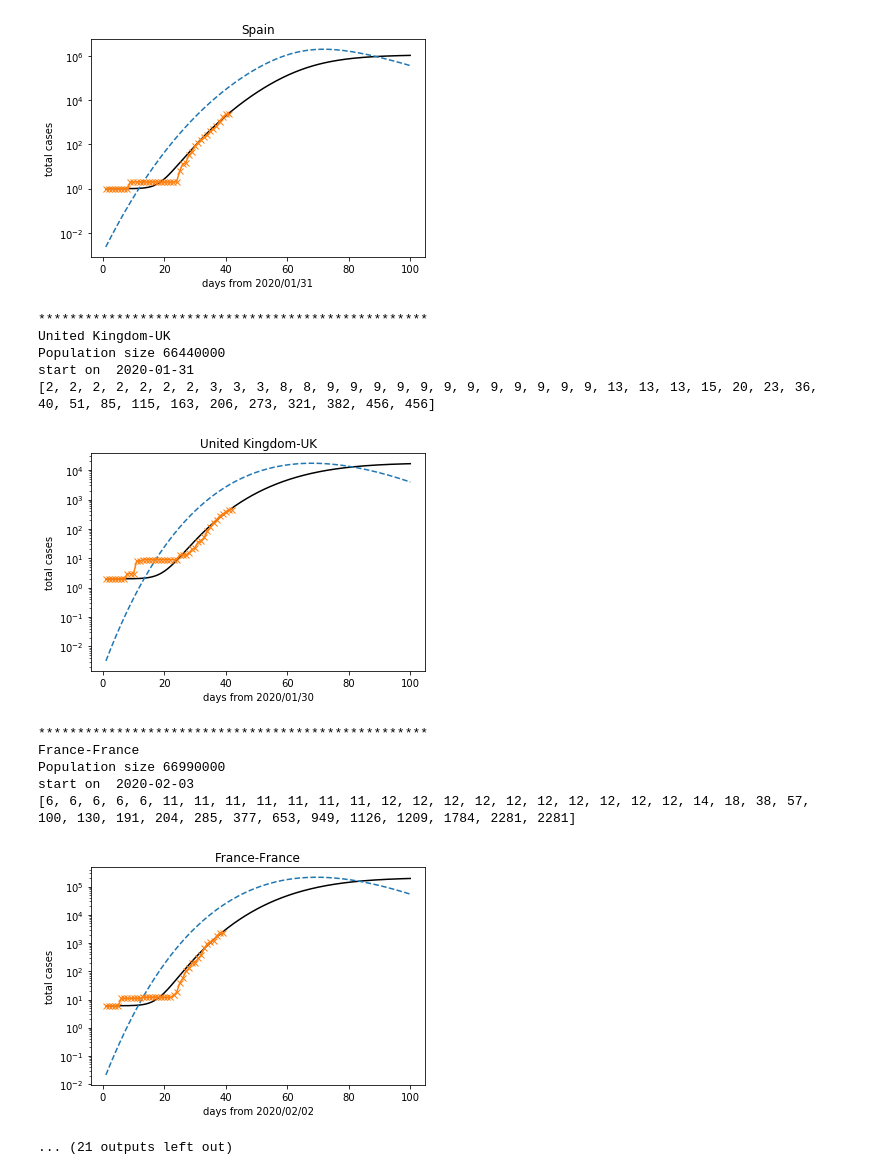
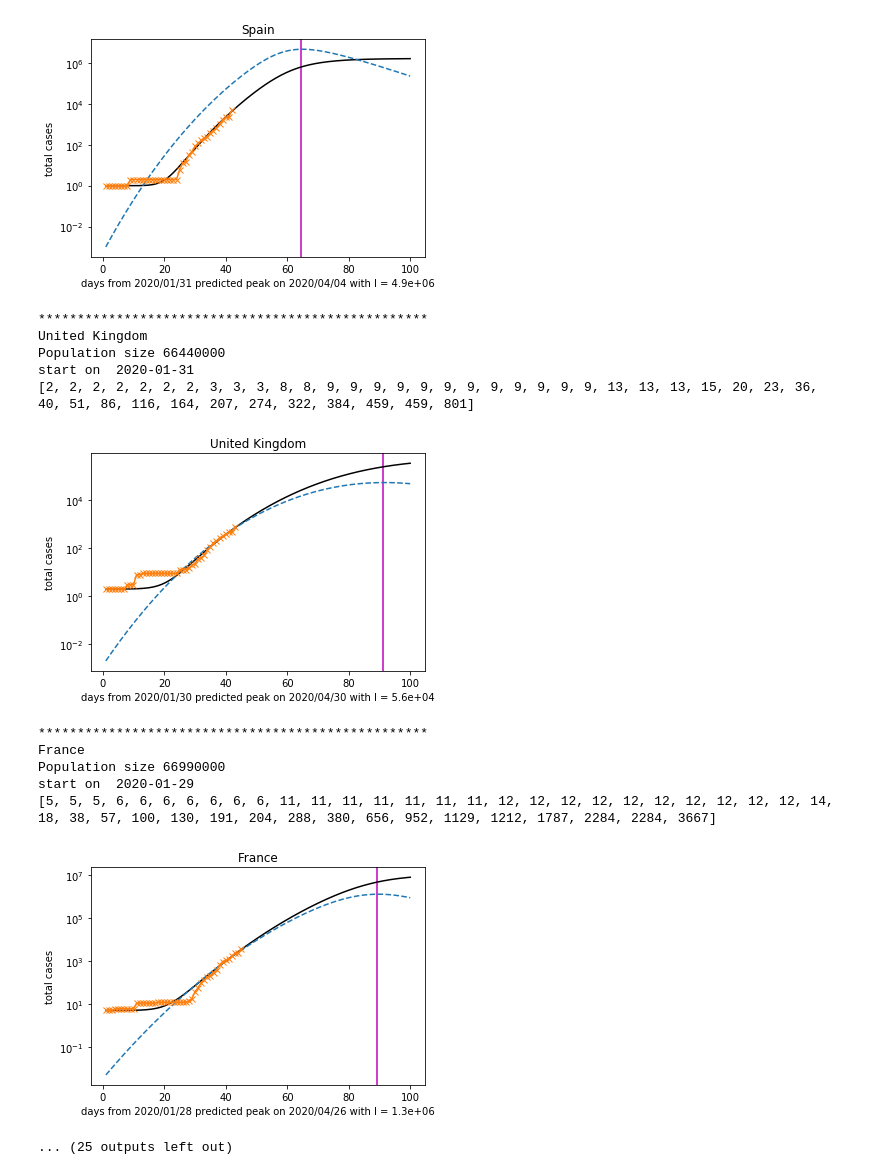
Before and after one commit to michibo/COVID-19-JHU-CSSE-data-SIRX-evaluation, a Jupyter notebook: COVID-19 SIRX evaluation.ipynb, the cells around one changed output. Cells and saved outputs as stored; diff of their text form; code cells hidden in the pictures.

```diff
--- a/COVID-19 SIRX evaluation.ipynb
+++ b/COVID-19 SIRX evaluation.ipynb
@@ -23,15 +23,13 @@ first_row = next(reader)
 dates = [ datetime.strptime(d, '%m/%d/%y').date() for d in first_row[4:] ]
 
 for row in reader:
-    country1 = row[1]
-    country2 = row[0]
+    country = row[1]
 
-    if country2 != "":
-        country = country1 + "-" + country2
+    if country in data:
+        data[country] = [ d + int(e) for d,e in zip(data[country],row[4:]) ]
     else:
-        country = country1
+        data[country] = [ int(e) for e in row[4:] ]
 
-    data[country] = [ int(e) for e in row[4:] ]
     #print(country)
 # %%
 model = SIRXConfirmedModel()
@@ -41,8 +39,8 @@ population = {
                 'Italy' :       60480000,
                 'Germany' :     82790000,
                 'Spain' :       46660000,
-                'United Kingdom-UK' : 66440000,
-                'France-France' : 66990000,
+                'United Kingdom' : 66440000,
+                'France' : 66990000,
                 'Korea, South' : 51470000,
                 'Iran' : 81160000,
                 'Portugal' :     10290000,
@@ -52,7 +50,9 @@ population = {
                 'Sweden' : 10120000,
                 'Austria' : 8822000,
                 'Belgium' : 11400000,
-                'Poland' : 37980000
+                'Poland' : 37980000,
+                'US' : 327200000,
+                'Denmark' : 5603000
              }
 # %%
 for country, pop in population.items():
@@ -61,13 +61,20 @@ for country, pop in population.items():
 
     t0 = next( i for i,d in enumerate( data[country] ) if d > 0 )
 
-    if country == 'France-France':
-        t0 += 10
+    if country == 'France':
+        t0 += 5
         # atypical start of the pandemic in France
 
     if country == 'Korea, South':
-        t0 += 3
-        # atypical start of the pandemic in France
+        t0 += 5
+        # atypical start of the pandemic in South Korea
+
+    if country == 'Sweden':
+        t0 += 5
+        # atypical start of the pandemic in Sweden
+
+    if country == 'US':
+        t0 += 15
 
     cases = data[country][t0:]
     pop = population[country]
@@ -75,7 +82,6 @@ for country, pop in population.items():
 
     print("start on ", dates[t0])
     t = [ (d - dates[t0-1]).total_seconds() / 24 / 3600 for d in dates[t0:] ]
-
 
     out = model.fit(t,cases,maxfev=1000,N=pop)
     params = out.params
@@ -98,16 +104,33 @@ for country, pop in population.items():
     X = result[2,:]*N
     I = result[1,:]*N
 
+    imax = np.where(I == np.amax(I))[0]
+    tmax = np.exp(imax/1000*np.log(100))[0]
+    max_date = dates[t0-1] + timedelta(days=tmax)
+
     csfont = {}
 
     plt.axes(yscale='log')
-    plt.xlabel('days from ' + dates[t0-1].strftime("%Y/%m/%d"),**csfont)
+    plt.xlabel('days from ' + dates[t0-1].strftime("%Y/%m/%d") \
+               + " predicted peak on " \
+               + max_date.strftime("%Y/%m/%d") \
+               + " with I = %.1e" % float(np.amax(I)),**csfont)
+
     plt.ylabel('total cases',**csfont)
+    plt.axvline(x=tmax,c='m')
+
+    textstr = '\n'.join((
+    r'predicted peak on %s' % (max_date.strftime("%Y/%m/%d"), ),
+    r'with I = %.1e' % (float(np.amax(I)), )))
+
+
+
     plt.title(country,**csfont)
 
     plt.plot(tt, X,'-',c='k')
     plt.plot(tt, I,'--',lw=1.5)
     plt.plot(t, cases,marker='x')
+
     plt.show()
 
     print('*'*50)
@@ -137,14 +160,14 @@ start on  2020-02-01
-[figure, old version]
+[figure, new version]
 **************************************************
-United Kingdom-UK
+United Kingdom
 Population size 66440000
 start on  2020-01-31
-[2, 2, 2, 2, 2, 2, 2, 3, 3, 3, 8, 8, 9, 9, 9, 9, 9, 9, 9, 9, 9, 9, 9, 9, 13, 13, 13, 15, 20, 23, 36, 40, 51, 85, 115, 163, 206, 273, 321, 382, 456, 456]
+[2, 2, 2, 2, 2, 2, 2, 3, 3, 3, 8, 8, 9, 9, 9, 9, 9, 9, 9, 9, 9, 9, 9, 9, 13, 13, 13, 15, 20, 23, 36, 40, 51, 86, 116, 164, 207, 274, 322, 384, 459, 459, 801]
-[figure, old version]
+[figure, new version]
 **************************************************
-France-France
+France
 Population size 66990000
-start on  2020-02-03
-[6, 6, 6, 6, 6, 11, 11, 11, 11, 11, 11, 11, 12, 12, 12, 12, 12, 12, 12, 12, 12, 12, 14, 18, 38, 57, 100, 130, 191, 204, 285, 377, 653, 949, 1126, 1209, 1784, 2281, 2281]
+start on  2020-01-29
+[5, 5, 5, 6, 6, 6, 6, 6, 6, 6, 11, 11, 11, 11, 11, 11, 11, 12, 12, 12, 12, 12, 12, 12, 12, 12, 12, 14, 18, 38, 57, 100, 130, 191, 204, 288, 380, 656, 952, 1129, 1212, 1787, 2284, 2284, 3667]
-[figure, old version]
+[figure, new version]
-... (21 outputs left out)
+... (25 outputs left out)
```
Also changed, not shown: parts of 2 cells of this notebook.
